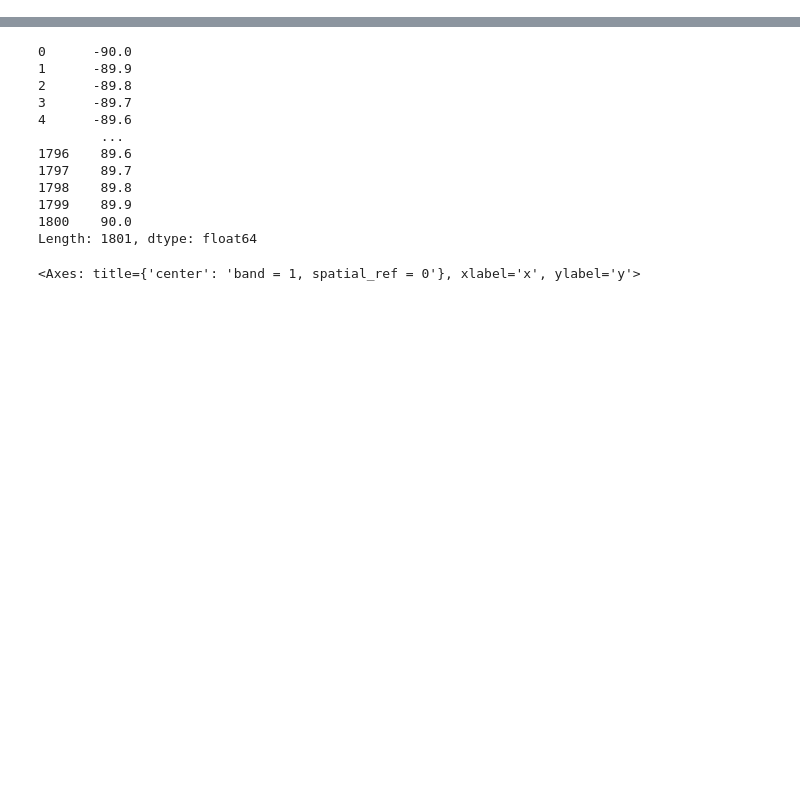
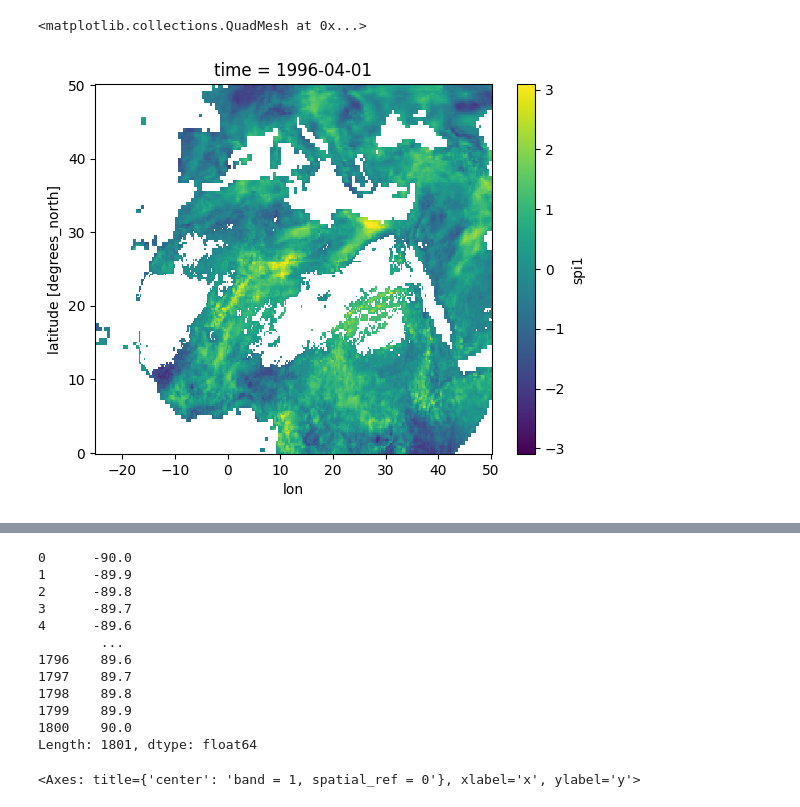
Before and after one commit to Queeno11/Child-mortality-and-Climate-Shocks, a Jupyter notebook: debug.ipynb, the cells around one changed output, grey strips where cells are left out. Saved outputs shown, nothing was run; the diff lists cells and outputs as text; code cells hidden in the pictures; blank space fills up the shorter version.

```diff
--- a/debug.ipynb
+++ b/debug.ipynb
@@ -1478,0 +118,5 @@ spis[0]
+# %%
+climate_data_temp_old.drop("month").isel(time=315).sel(lat=slice(0,50), lon=slice(-25,50)).spi1.plot(cmap="viridis")
+# %% [output]
+<matplotlib.collections.QuadMesh at 0x...>
+[figure, added]
```
Also changed, not shown: parts of 135 cells of this notebook, 6 other files.
